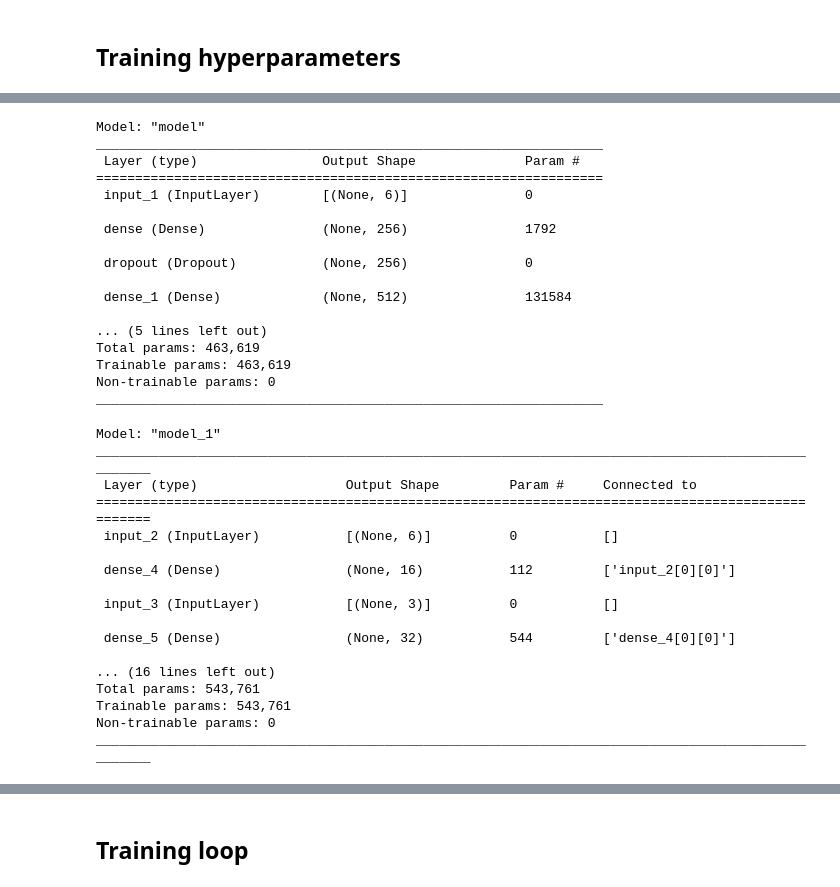
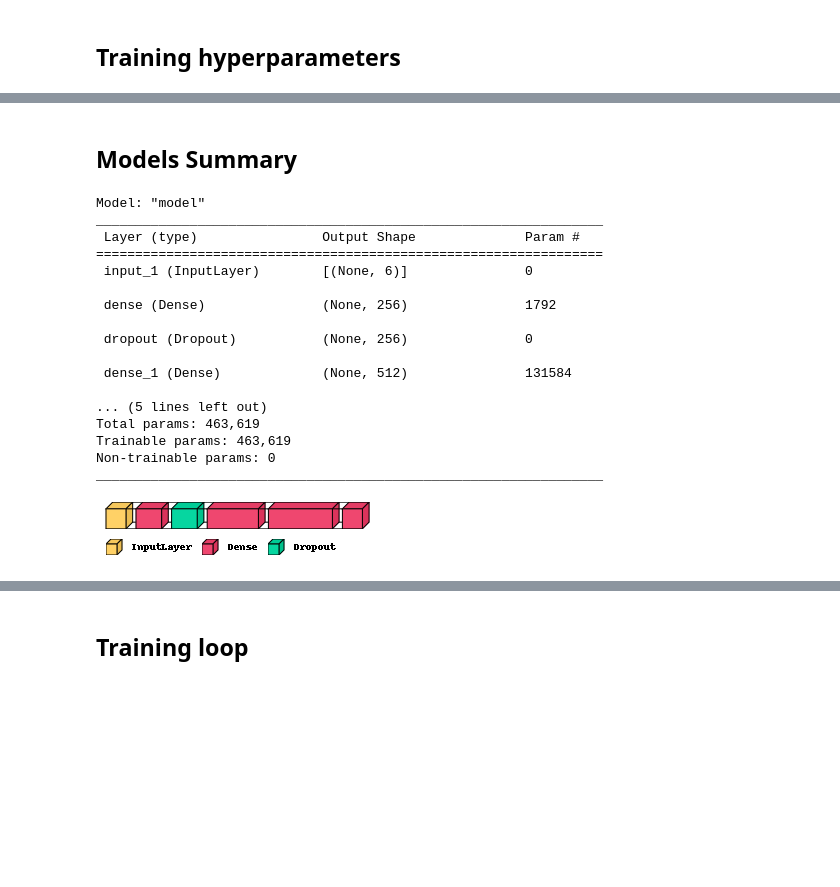
Before and after one commit to Joe-Khawand/Juggling-RL, a Jupyter notebook: src/RL.ipynb, the cells around one changed output, grey strips where cells are left out. Cells and saved outputs as stored; diff of their text form; code cells hidden in the pictures; blank space fills up the shorter version.

```diff
--- a/src/RL.ipynb
+++ b/src/RL.ipynb
@@ -326,40 +335,24 @@ maxCacheSize: 5.33 GB
-# %%
-actor_model.summary()
-# %% [output]
-Model: "model"
-_________________________________________________________________
- Layer (type)                Output Shape              Param #
-=================================================================
- input_1 (InputLayer)        [(None, 6)]               0
-
- dense (Dense)               (None, 256)               1792
-
- dropout (Dropout)           (None, 256)               0
-
- dense_1 (Dense)             (None, 512)               131584
-
-... (5 lines left out)
-Total params: 463,619
-Trainable params: 463,619
-Non-trainable params: 0
-_________________________________________________________________
-# %%
-critic_model.summary()
-# %% [output]
-Model: "model_1"
-__________________________________________________________________________________________________
- Layer (type)                   Output Shape         Param #     Connected to
-==================================================================================================
- input_2 (InputLayer)           [(None, 6)]          0           []
-
- dense_4 (Dense)                (None, 16)           112         ['input_2[0][0]']
-
- input_3 (InputLayer)           [(None, 3)]          0           []
-
- dense_5 (Dense)                (None, 32)           544         ['dense_4[0][0]']
-
-... (16 lines left out)
-Total params: 543,761
-Trainable params: 543,761
-Non-trainable params: 0
-__________________________________________________________________________________________________
+# %% [markdown]
+## Models Summary
+# %%
+actor_model.summary()
+visualkeras.layered_view(actor_model, legend=True)
+# %% [output]
+Model: "model"
+_________________________________________________________________
+ Layer (type)                Output Shape              Param #
+=================================================================
+ input_1 (InputLayer)        [(None, 6)]               0
+
+ dense (Dense)               (None, 256)               1792
+
+ dropout (Dropout)           (None, 256)               0
+
+ dense_1 (Dense)             (None, 512)               131584
+
+... (5 lines left out)
+Total params: 463,619
+Trainable params: 463,619
+Non-trainable params: 0
+_________________________________________________________________
+[figure, added]
```
Also changed, not shown: parts of 12 cells of this notebook, 10 other files.
